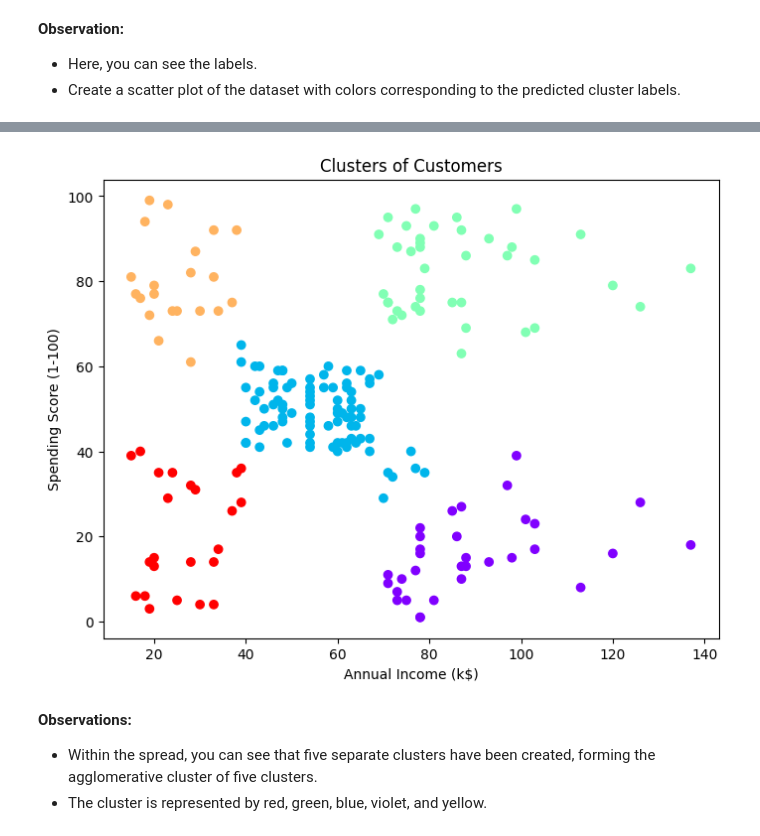
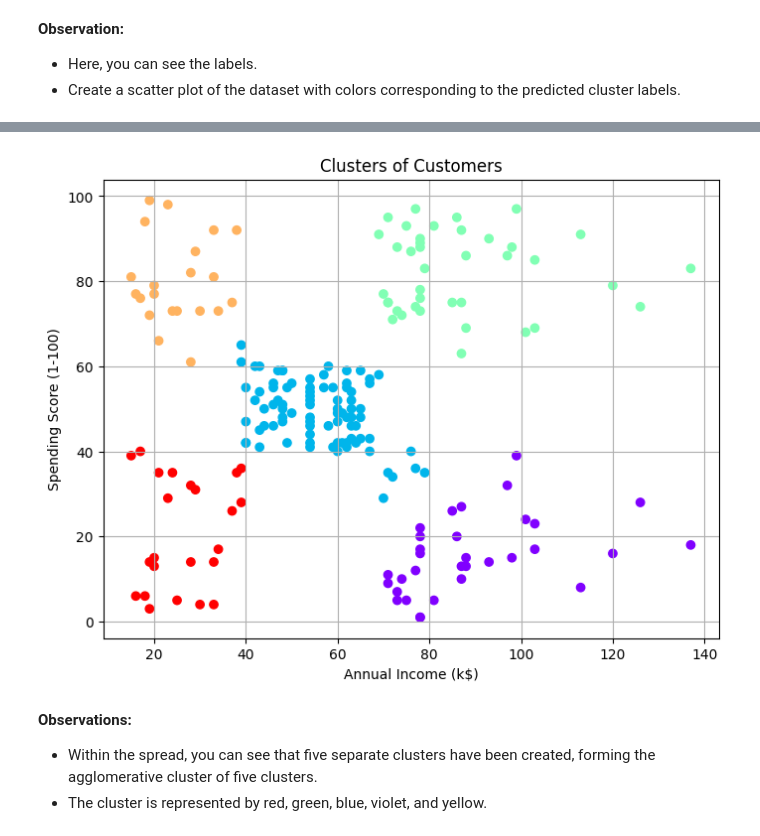
Before and after one commit to aninditadash/Introduction_to_machine_learning, a Jupyter notebook: unsupervised_learning/1.Unsupervised_Learning_Algorithms.ipynb, the cells around one changed output, grey strips where cells are left out. Drawn from its saved outputs; the diff is of its cells as text; code cells hidden in the pictures.

```diff
--- a/unsupervised_learning/1.Unsupervised_Learning_Algorithms.ipynb
+++ b/unsupervised_learning/1.Unsupervised_Learning_Algorithms.ipynb
@@ -633,12 +633,13 @@ __Observation:__
 # %%
 plt.figure(figsize=(8, 6))
 plt.scatter(df2.iloc[:,0], df2.iloc[:,1], c=model.labels_, cmap='rainbow')
 plt.title('Clusters of Customers')
 plt.xlabel('Annual Income (k$)')
 plt.ylabel('Spending Score (1-100)')
+plt.grid(True)
 plt.show()
 # %% [output]
-[figure, old version]
+[figure, new version]
 # %% [markdown]
 __Observations:__
 
```
Also changed, not shown: parts of 16 cells of this notebook.
